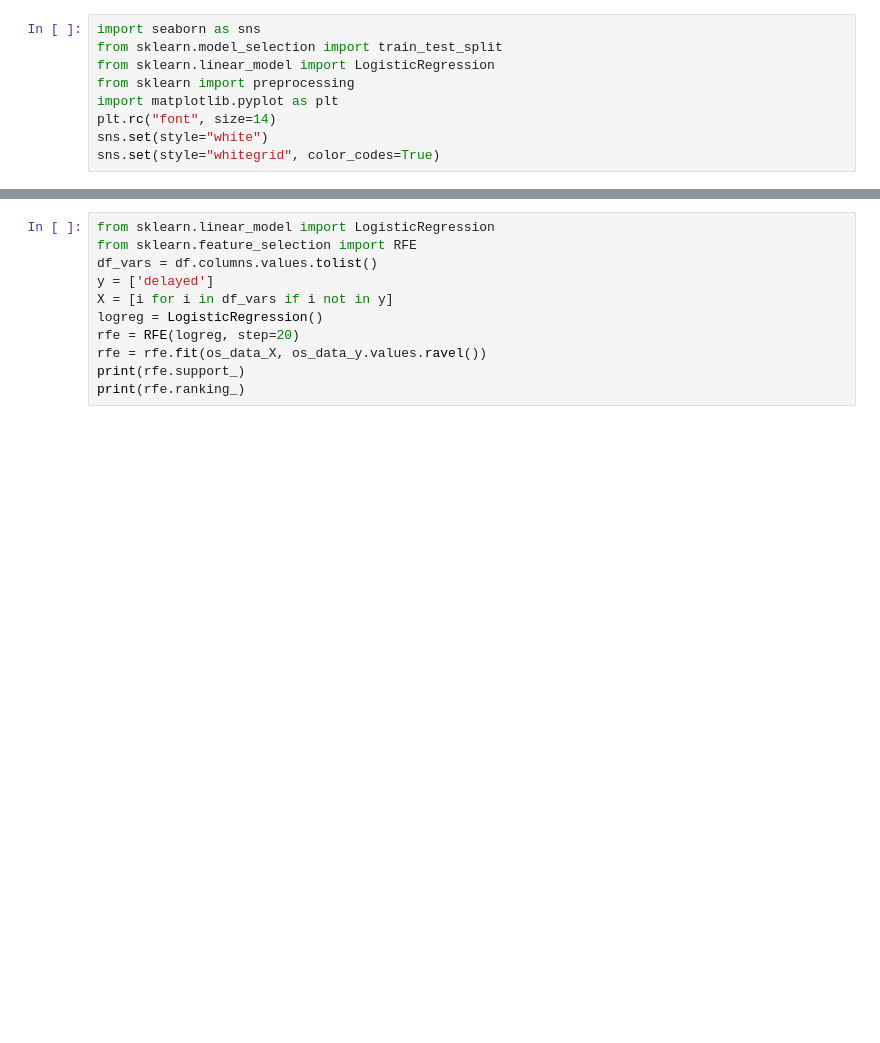
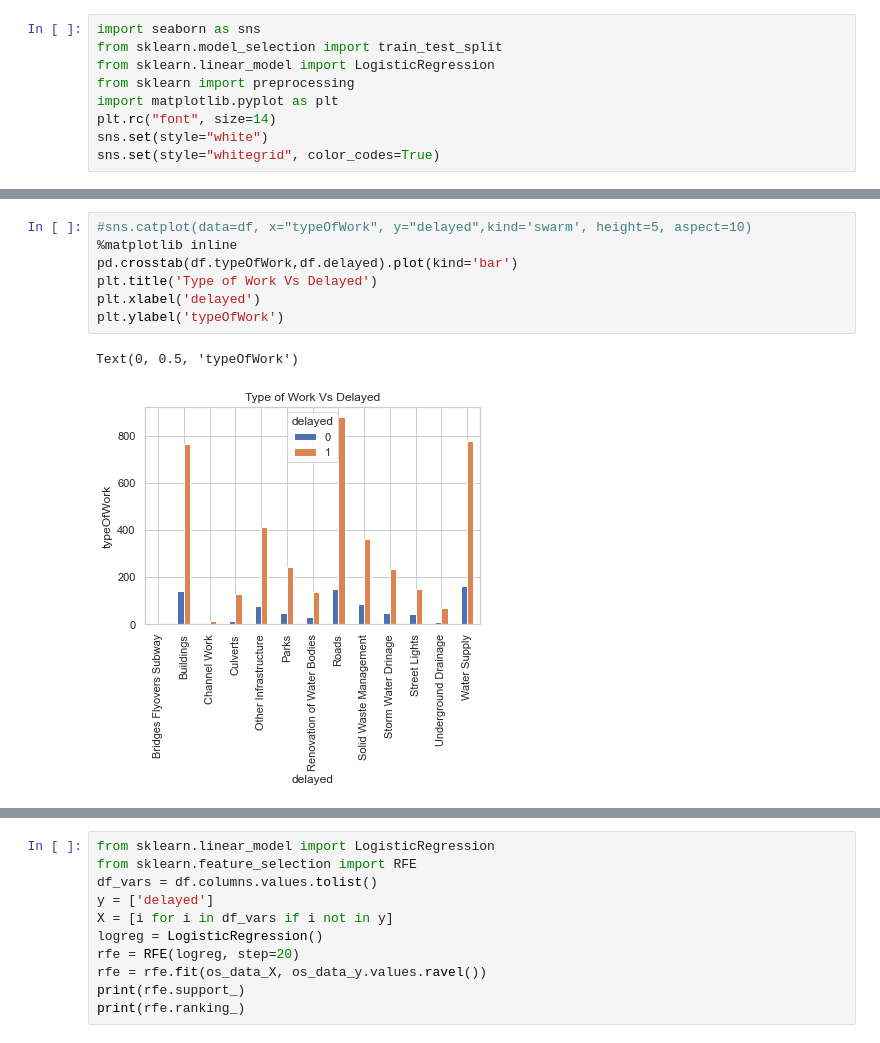
Before and after one commit to karthikeyanVK/MAWSPredictionModel, a Jupyter notebook: TenderSucessPrediction.ipynb, the cells around one changed output, grey strips where cells are left out. Cells and saved outputs as stored; diff of their text form; blank space fills up the shorter version.

```diff
--- a/TenderSucessPrediction.ipynb
+++ b/TenderSucessPrediction.ipynb
@@ -126,0 +149,10 @@ sns.set(style="whitegrid", color_codes=True)
+# %%
+#sns.catplot(data=df, x="typeOfWork", y="delayed",kind='swarm', height=5, aspect=10)
+%matplotlib inline
+pd.crosstab(df.typeOfWork,df.delayed).plot(kind='bar')
+plt.title('Type of Work Vs Delayed')
+plt.xlabel('delayed')
+plt.ylabel('typeOfWork')
+# %% [output]
+Text(0, 0.5, 'typeOfWork')
+[figure, added]
```
Also changed, not shown: parts of 7 cells of this notebook, 2 other files.
